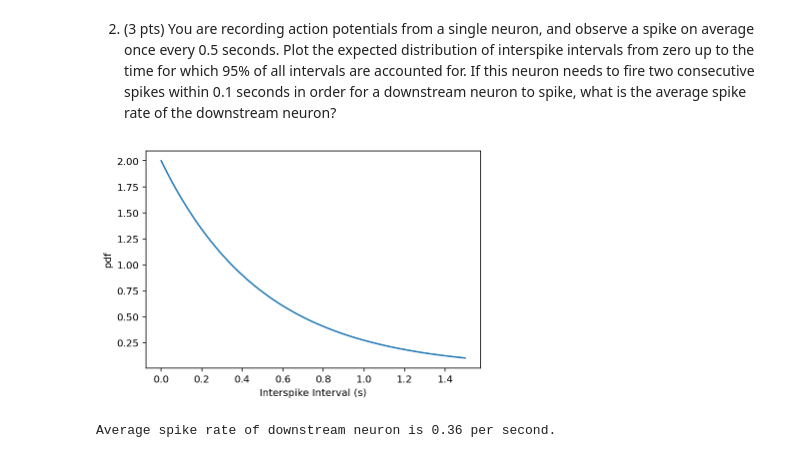
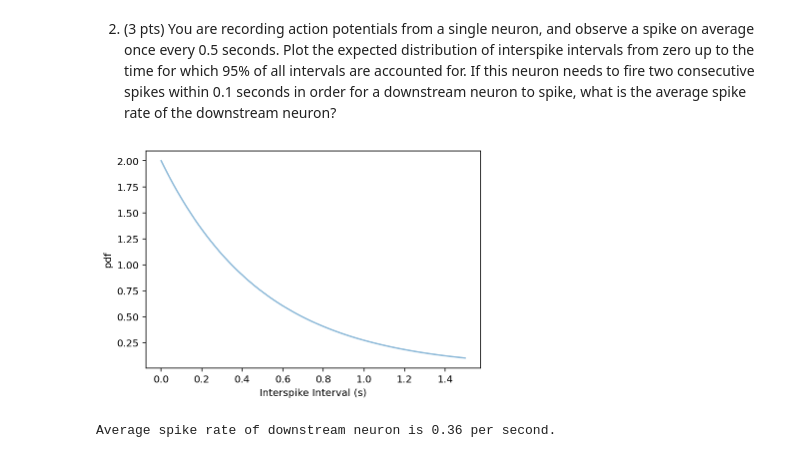
Before and after one commit to nishadalal120/NEU-365P-385L-Spring-2021, a Jupyter notebook: homework/homework-probability_distributions.ipynb, the cells around one changed output. Cells and saved outputs as stored; diff of their text form; code cells hidden in the pictures.

```diff
--- a/homework/homework-probability_distributions.ipynb
+++ b/homework/homework-probability_distributions.ipynb
@@ -37,16 +37,16 @@ print(f"{n_dead :.2f} expected deaths per 1000 individuals.")
 # %%
 rate = 2  # per second
 
 interval_dist = st.expon(loc=0, scale=1/rate)
 
 interval_sec = np.linspace(0, interval_dist.ppf(0.95), 100)
 
-plt.plot(interval_sec, interval_dist.pdf(interval_sec))
+plt.plot(interval_sec, interval_dist.pdf(interval_sec), alpha=0.5)
 plt.ylabel('pdf')
 plt.xlabel('Interspike Interval (s)')
 plt.show()
 # %% [output]
-[figure, old version]
+[figure, new version]
 # %%
 # downstream rate = upstream rate * probability that upstream spike interval is less than 0.1 seconds
 
```
Also changed, not shown: parts of 3 cells of this notebook.
